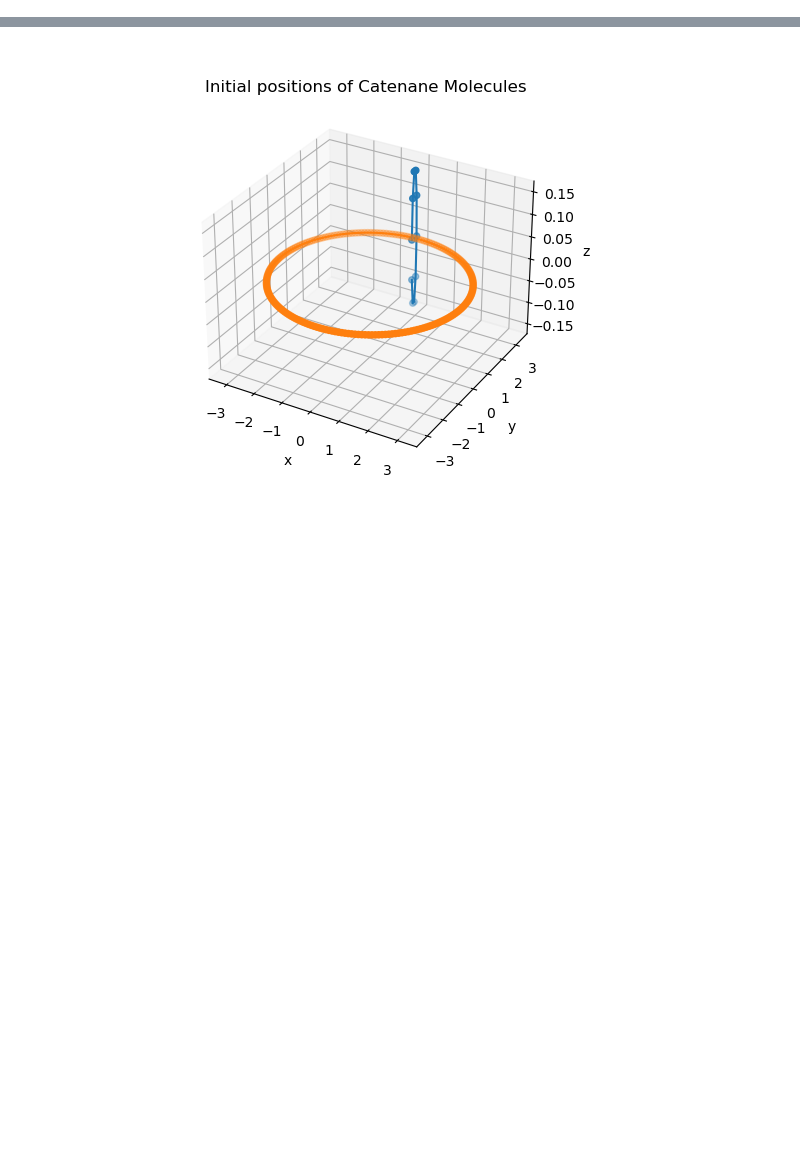
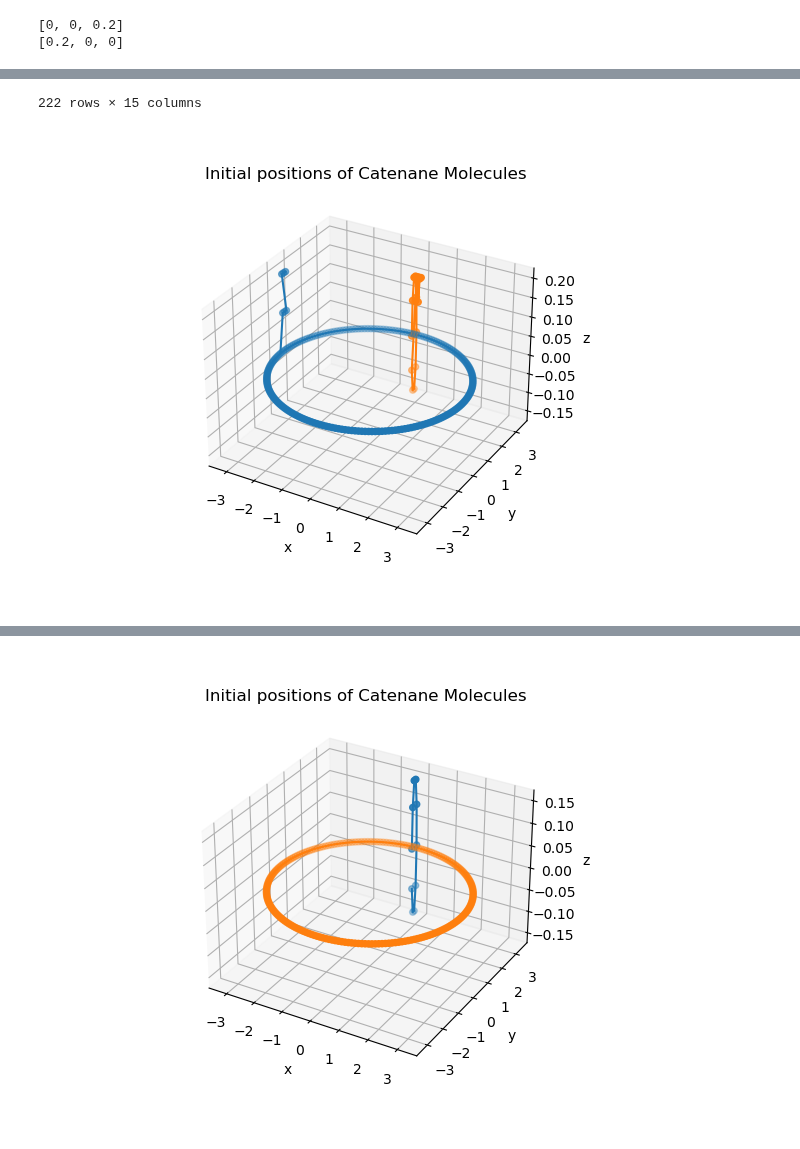
Before and after one commit to RyvalEnvy/NE452-catenane-simulations, a Jupyter notebook: Generate Rings.ipynb, the cells around one changed output, grey strips where cells are left out. Cells and saved outputs as stored; diff of their text form; code cells hidden in the pictures; blank space fills up the shorter version.

```diff
--- a/Generate Rings.ipynb
+++ b/Generate Rings.ipynb
@@ -246,19 +306,32 @@ small_ring_pdb_df= write_pdb(molecule_coordinate_sets,fname,description,res_name
 # %%
+#Parameter definition
+
+fname="combined_rings_H_bonds"
+
+oxygen_locations = [
+    [1,2,3], #Small ring
+    [1,2,3]  #Large Ring
+]
+
+res_names = ["SM","LG"]
+
+N_small = 10
+N_large = 200
+description = f"interlinked with {N_small} atoms spaced evenly around a circle for the small ring and {N_large} for the large ring with 3 hydrogen binding spots on each ring"
+
+#Ring definitions
+p_large,r_large= ringMaker(d = 0.1, N = N_large, rotmat = zRot,oxygen_positions=oxygen_locations[1],plane=2,yshift=0,xshift = 0,zshift=0)
+p_small,r_small = ringMaker(d = 0.1, N = N_small, rotmat = xRot,oxygen_positions=oxygen_locations[0],plane=0,yshift=r_large,xshift = 0,zshift=0)
+
+
+
 #Creating small ring offset in y
-N_large = 200
-p_large,r_large= ringMaker(d = 0.1, N = N_large, rotmat = zRot,yshift=0,xshift = 0,zshift=0)
-N_small = 10
-p_small,r_small = ringMaker(d = 0.1, N = N_small, rotmat = xRot,yshift=r_large,xshift = 0,zshift=0)
-fname="combined_rings"
-description = f"interlinked with {N_small} atoms spaced evenly around a circle for the small ring and {N_large} for the large ring"
 molecule_coordinate_sets=[p_small,p_large]
-res_names = ["SM","LG"]
-oxygen_locations = [
-    [
-        -1#3,4,5,6,7 #offset by one
-    ],
-    [
-        -1#1,2,3,70,71,72,73,130,131,132,133,134,135 #offset by one
-    ],
-]
 combined_ring_pdb_df= write_pdb(molecule_coordinate_sets,fname,description,res_names,oxygen_locations)
+
+display(combined_ring_pdb_df)
+
+visualize_rings([p_large,p_small])
+# %% [output]
+[0, 0, 0.2]
+[0.2, 0, 0]
@@ -265,3 +350,5 @@ combined_ring_pdb_df= write_pdb(molecule_coordinate_sets,fname,description,res_n
+222 rows × 15 columns
+[figure, added]
 # %%
 display(combined_ring_pdb_df)
 # %% [output]
```
Also changed, not shown: parts of 10 cells of this notebook.
